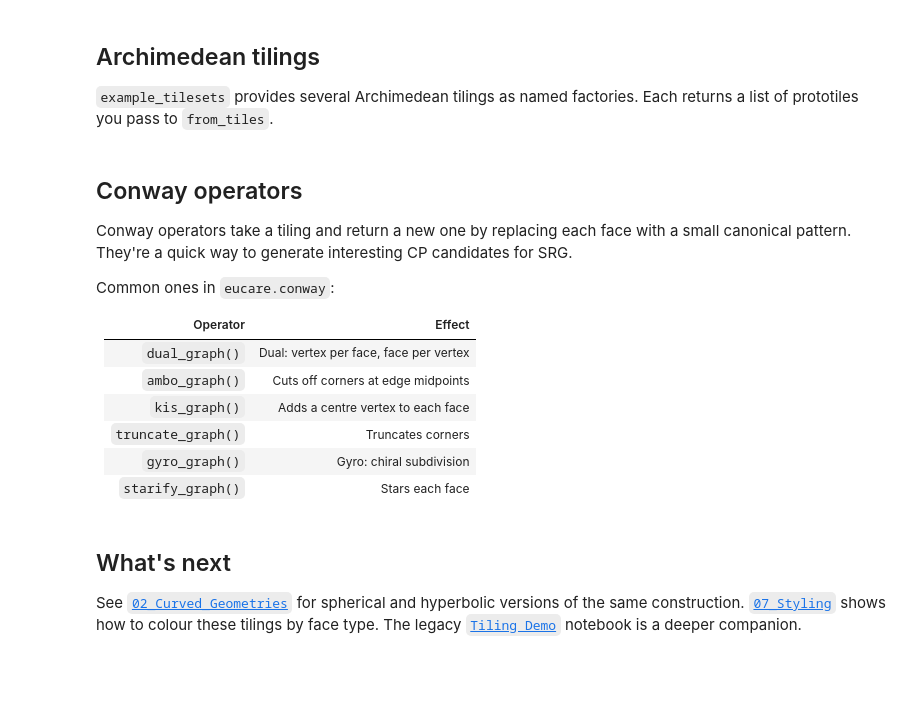
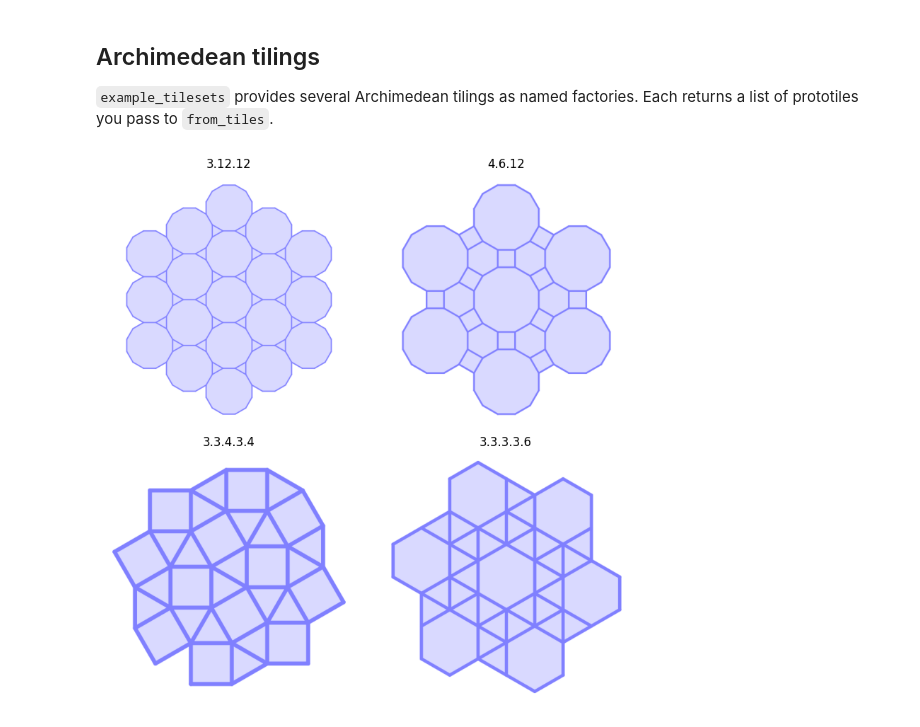
Before and after one commit to imagirom/pleat, a Jupyter notebook: docs/notebooks/01_Tilings_Euclidean.ipynb, the cells around one changed output. Drawn from its saved outputs; the diff is of its cells as text; code cells hidden in the pictures; blank space fills up the shorter version.

```diff
--- a/docs/notebooks/01_Tilings_Euclidean.ipynb
+++ b/docs/notebooks/01_Tilings_Euclidean.ipynb
@@ -45,29 +41,16 @@ multi_show(Gs, titles=names, face_inset=0.05, render_vertices=False)
 # %%
 factories = [
     ('3.12.12',     example_tilesets.t_3_12_12),
     ('4.6.12',      example_tilesets.t_4_6_12),
     ('3.3.4.3.4',   example_tilesets.t_3_3_4_3_4),
     ('3.3.3.3.6',   example_tilesets.t_3_3_3_3_6),
 ]
 Gs = []
 for _, factory in factories:
     G = example_graphs.from_tiles(factory(), rings=2)
     G.recompute_lengths_and_angles()
     Gs.append(G)
 multi_show(Gs, titles=[name for name, _ in factories],
-           face_inset=0.05, render_vertices=False)
+           face_inset=0.05, render_vertices=False, ncols=2)
+# %% [output]
+[figure, added]
-# %% [markdown]
-## Conway operators
-
-Conway operators take a tiling and return a new one by replacing each face with a small canonical pattern. They're a quick way to generate interesting CP candidates for SRG.
-
-Common ones in `eucare.conway`:
-
-| Operator | Effect |
-|----------|--------|
-| `dual_graph()`     | Dual: vertex per face, face per vertex |
-| `ambo_graph()`     | Cuts off corners at edge midpoints |
-| `kis_graph()`      | Adds a centre vertex to each face |
-| `truncate_graph()` | Truncates corners |
-| `gyro_graph()`     | Gyro: chiral subdivision |
-| `starify_graph()`  | Stars each face |
@@ -92,4 +56,0 @@ multi_show(Hs, titles=titles, ncols=3, face_inset=0.05, render_vertices=False)
-# %% [markdown]
-## What's next
-
-See [`02_Curved_Geometries`](02_Curved_Geometries.ipynb) for spherical and hyperbolic versions of the same construction. [`07_Styling`](07_Styling.ipynb) shows how to colour these tilings by face type. The legacy [`Tiling Demo`](Tiling%20Demo.ipynb) notebook is a deeper companion.
```
Also changed, not shown: parts of 3 cells of this notebook, 5 other files.
